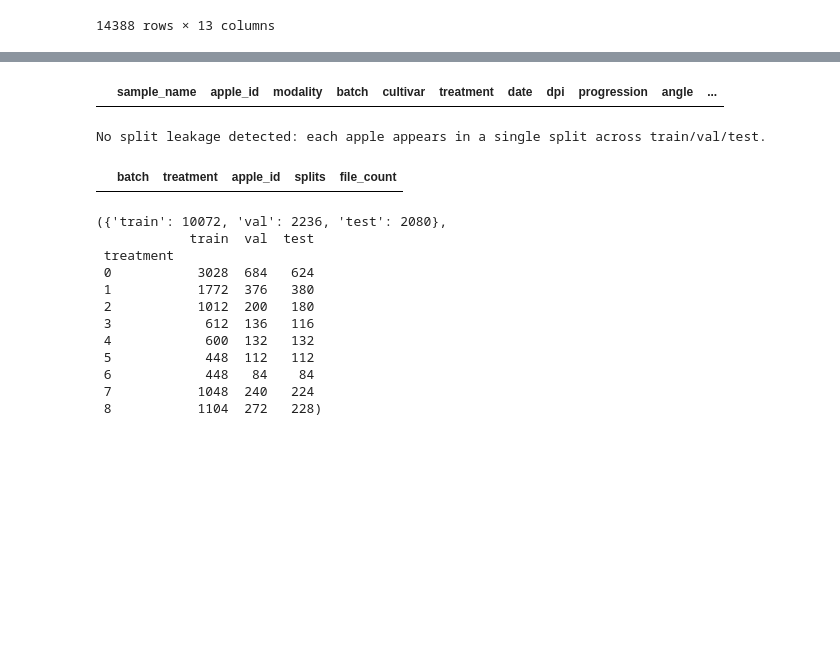
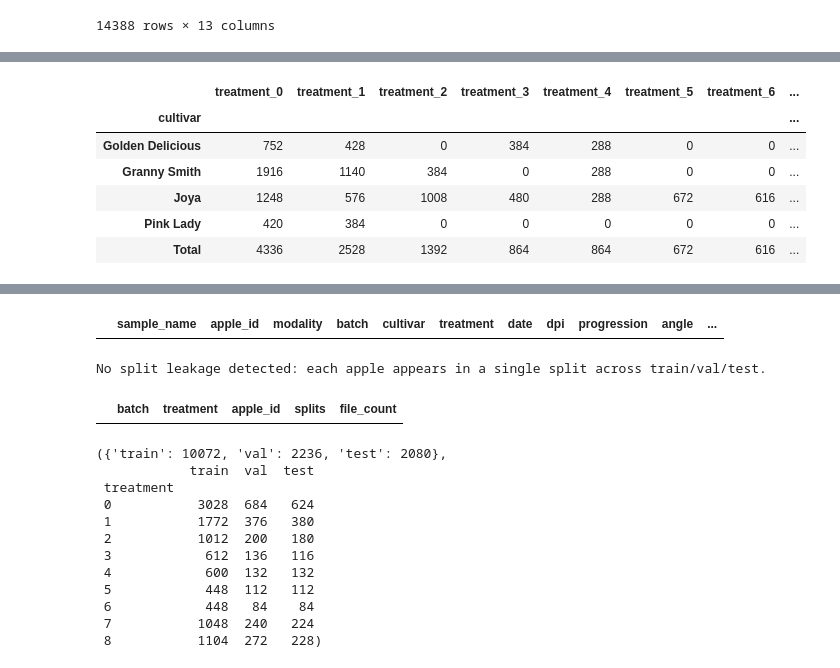
Before and after one commit to Hanifemam/hippa-rgb, a Jupyter notebook: src/data/eda.ipynb, the cells around one changed output, grey strips where cells are left out. Cells and saved outputs as stored; diff of their text form; code cells hidden in the pictures; blank space fills up the shorter version.

```diff
--- a/src/data/eda.ipynb
+++ b/src/data/eda.ipynb
@@ -179,0 +260,84 @@ df_splitted
+# %%
+import pandas as pd
+from pathlib import Path
+
+def summarize_samples_by_cultivar_treatment(
+    csv_path: str | Path,
+    out_csv_path: str | Path,
+    cultivar_col: str = "cultivar",
+    treatment_col: str = "treatment",
+) -> pd.DataFrame:
+    """
+    Table rows = cultivar, columns = treatment_1, treatment_2, ...
+    Each cell = number of samples (rows) for that (cultivar, treatment).
+    Adds row/column totals (Total). Saves CSV and returns the DataFrame.
+    Handles duplicate column names (e.g., multiple 'treatment' columns).
+    """
+    csv_path = Path(csv_path)
+    out_csv_path = Path(out_csv_path)
+
+    df = pd.read_csv(csv_path)
+
+    # --- fix duplicate column names if present ---
+    # pandas allows duplicates; pivot/groupby will break. Make them unique.
+    cols = pd.Series(df.columns)
+    if cols.duplicated().any():
+        counts = {}
+        new_cols = []
+        for c in df.columns:
+            if c not in counts:
+                counts[c] = 0
+                new_cols.append(c)
+            else:
+                counts[c] += 1
+                new_cols.append(f"{c}.{counts[c]}")
+        df.columns = new_cols
+
+    # if treatment_col was duplicated, prefer the first exact match; otherwise error
+    # (after deduplication, exact 'treatment' may still exist as the first one)
+    if cultivar_col not in df.columns:
+        raise ValueError(f"Missing required column: '{cultivar_col}'")
+
+    if treatment_col not in df.columns:
+        # try to find something like 'treatment.1', 'treatment.2', etc.
+        candidates = [c for c in df.columns if c == treatment_col or c.startswith(treatment_col + ".")]
+        raise ValueError(f"Missing required column: '{treatment_col}'. Found candidates: {candidates}")
+
+    # ensure treatment is a simple 1D series (and nicer column naming)
+    df[treatment_col] = pd.to_numeric(df[treatment_col], errors="ignore")
+
+    # --- count ALL samples (rows) per cultivar x treatment ---
+    table = pd.crosstab(df[cultivar_col], df[treatment_col], margins=True, margins_name="Total").astype(int)
+
+    # rename treatment columns to treatment_#
+    def _col_name(c):
+        if c == "Total":
+            return "Total"
+        try:
+            return f"treatment_{int(c)}"
+        except Exception:
+            return f"treatment_{c}"
+
+    table.columns = [_col_name(c) for c in table.columns]
+    table.index.name = "cultivar"
+
+    out_csv_path.parent.mkdir(parents=True, exist_ok=True)
+    table.to_csv(out_csv_path)
+
+    return table
+
+
+# Example usage:
+result_df = summarize_samples_by_cultivar_treatment(
+    "/home/hemamgholizadeh/hippa-rgb/data/data.csv",
+    "/home/hemamgholizadeh/hippa-rgb/data/summary_data_samples.csv"
+)
+result_df
+# %% [output]
+|  | treatment_0 | treatment_1 | treatment_2 | treatment_3 | treatment_4 | treatment_5 | treatment_6 | ... |
+| cultivar |  |  |  |  |  |  |  | ... |
+| Golden Delicious | 752 | 428 | 0 | 384 | 288 | 0 | 0 | ... |
+| Granny Smith | 1916 | 1140 | 384 | 0 | 288 | 0 | 0 | ... |
+| Joya | 1248 | 576 | 1008 | 480 | 288 | 672 | 616 | ... |
+| Pink Lady | 420 | 384 | 0 | 0 | 0 | 0 | 0 | ... |
+| Total | 4336 | 2528 | 1392 | 864 | 864 | 672 | 616 | ... |
```
Also changed, not shown: parts of 6 cells of this notebook, 3 other files.
